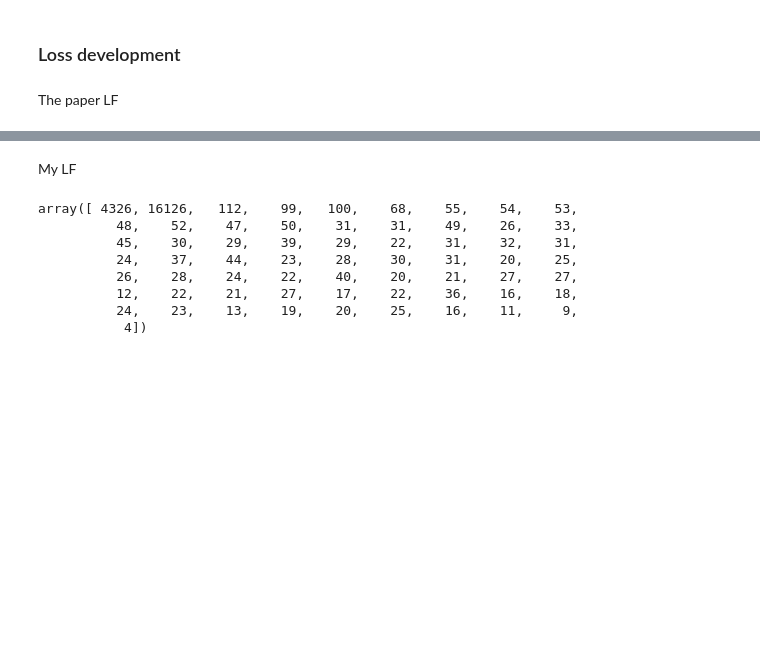
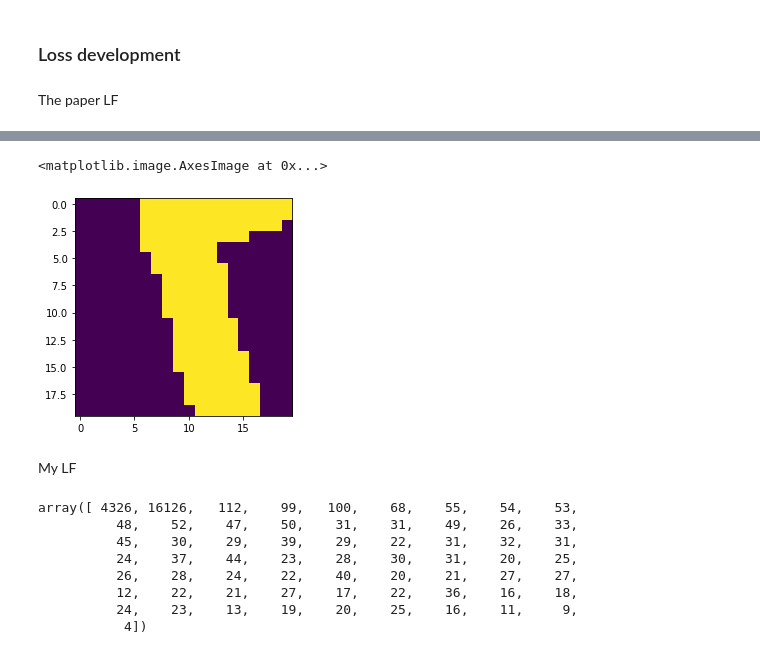
Before and after one commit to ondini/buildseg, a Jupyter notebook: dev.ipynb, the cells around one changed output, grey strips where cells are left out. Drawn from its saved outputs; the diff is of its cells as text; code cells hidden in the pictures; blank space fills up the shorter version.

```diff
--- a/dev.ipynb
+++ b/dev.ipynb
@@ -60,10 +58,10 @@ gt_b = F.max_pool2d(
             1 - l, kernel_size=3, stride=1, padding=(3 - 1) // 2)
 gt_b -= 1 - l
 
-
 # extended boundary map
+ks = 5
 gt_b_ext = F.max_pool2d(
-    gt_b, kernel_size=5, stride=1, padding=(5 - 1) // 2)
+    gt_b, kernel_size=ks, stride=1, padding=(ks - 1) // 2)
 # %%
 im = T.ToPILImage()(gt_b[0,0,:,:])
 im_ext = T.ToPILImage()(gt_b_ext[0,0,:,:])
@@ -75,3 +88,8 @@ plt.imshow(np.array(im_ext))
+# %%
+plt.imshow(gt_b_ext[0,0,55:75,65:85])
+# %% [output]
+<matplotlib.image.AxesImage at 0x...>
+[figure, added]
 # %% [markdown]
 My LF
 # %%
```
Also changed, not shown: parts of 4 cells of this notebook, 4 other files.
